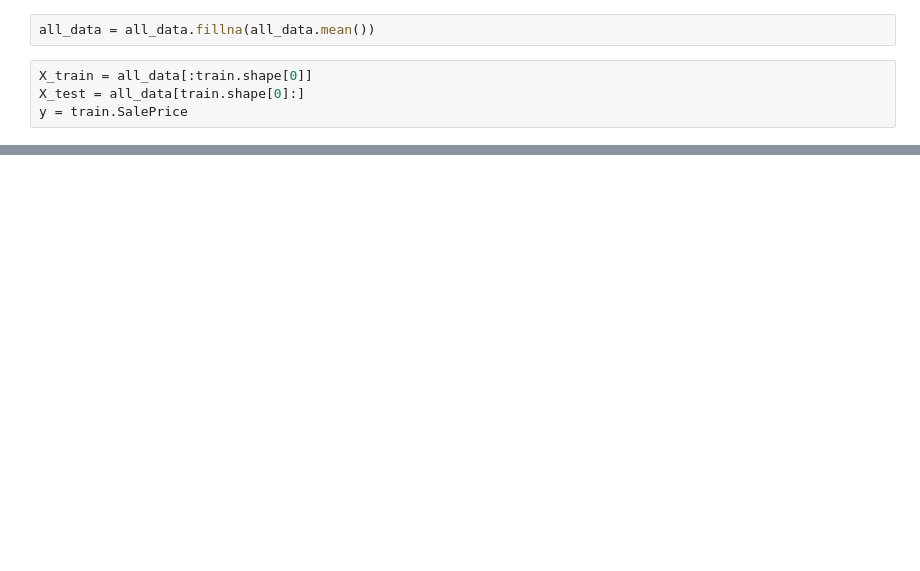
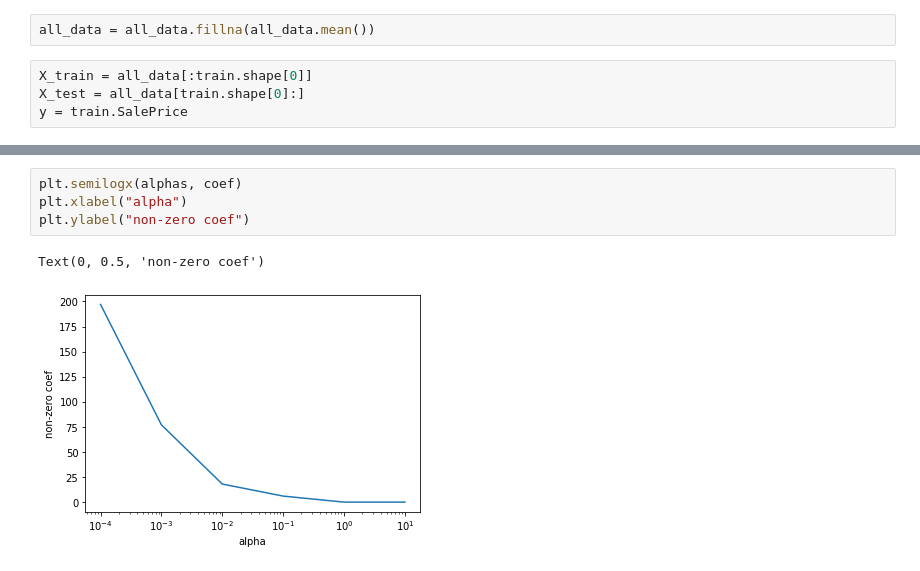
Before and after one commit to aasthagoyal46/HousingPricePrediction, a Jupyter notebook: HousingPrices.ipynb, the cells around one changed output, grey strips where cells are left out. Drawn from its saved outputs; the diff is of its cells as text; blank space fills up the shorter version.

```diff
--- a/HousingPrices.ipynb
+++ b/HousingPrices.ipynb
@@ -100,0 +175,7 @@ rmse_cv(Ridge(alpha = 1)).mean()
+# %%
+plt.semilogx(alphas, coef)
+plt.xlabel("alpha")
+plt.ylabel("non-zero coef")
+# %% [output]
+Text(0, 0.5, 'non-zero coef')
+[figure, added]
```
Also changed, not shown: parts of 35 cells of this notebook.
